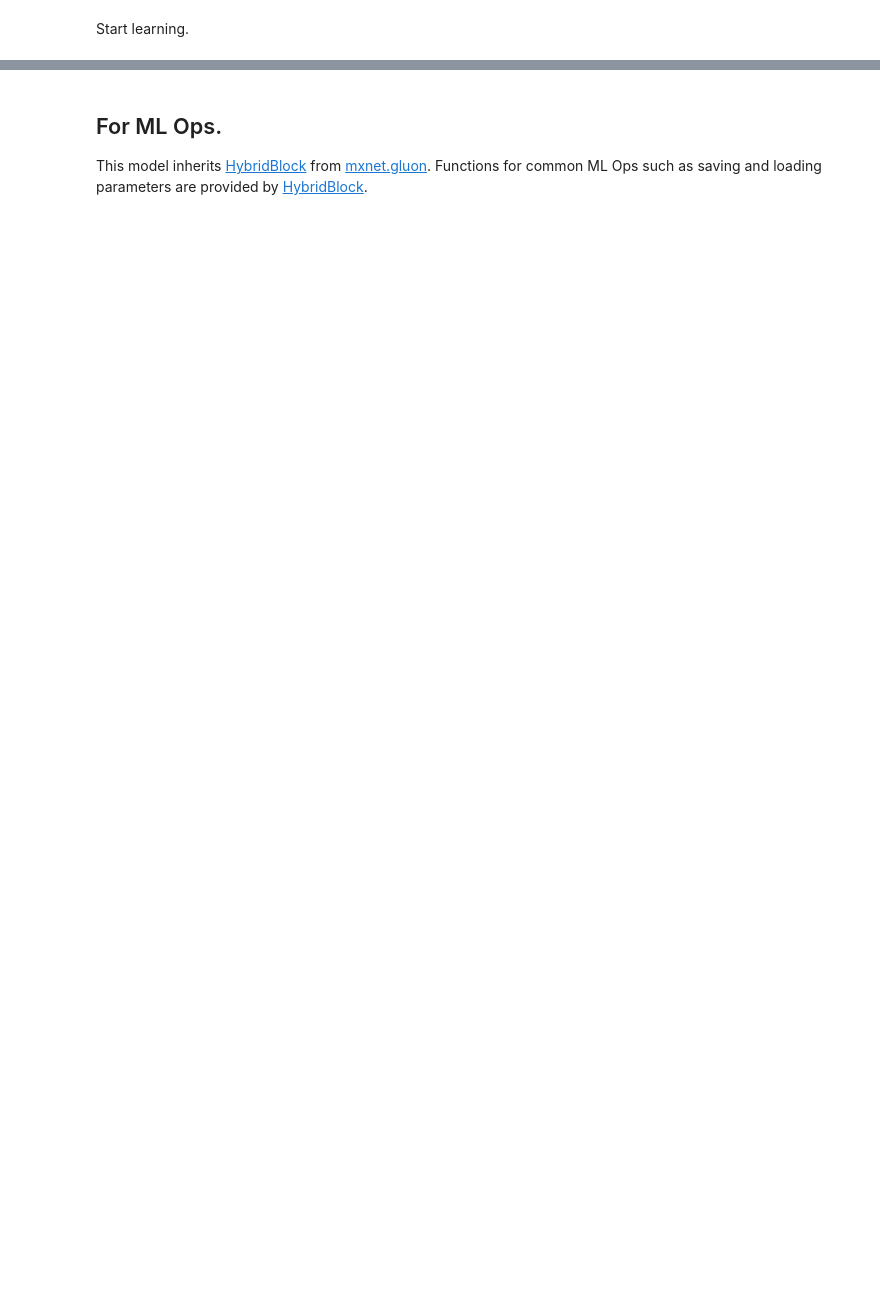
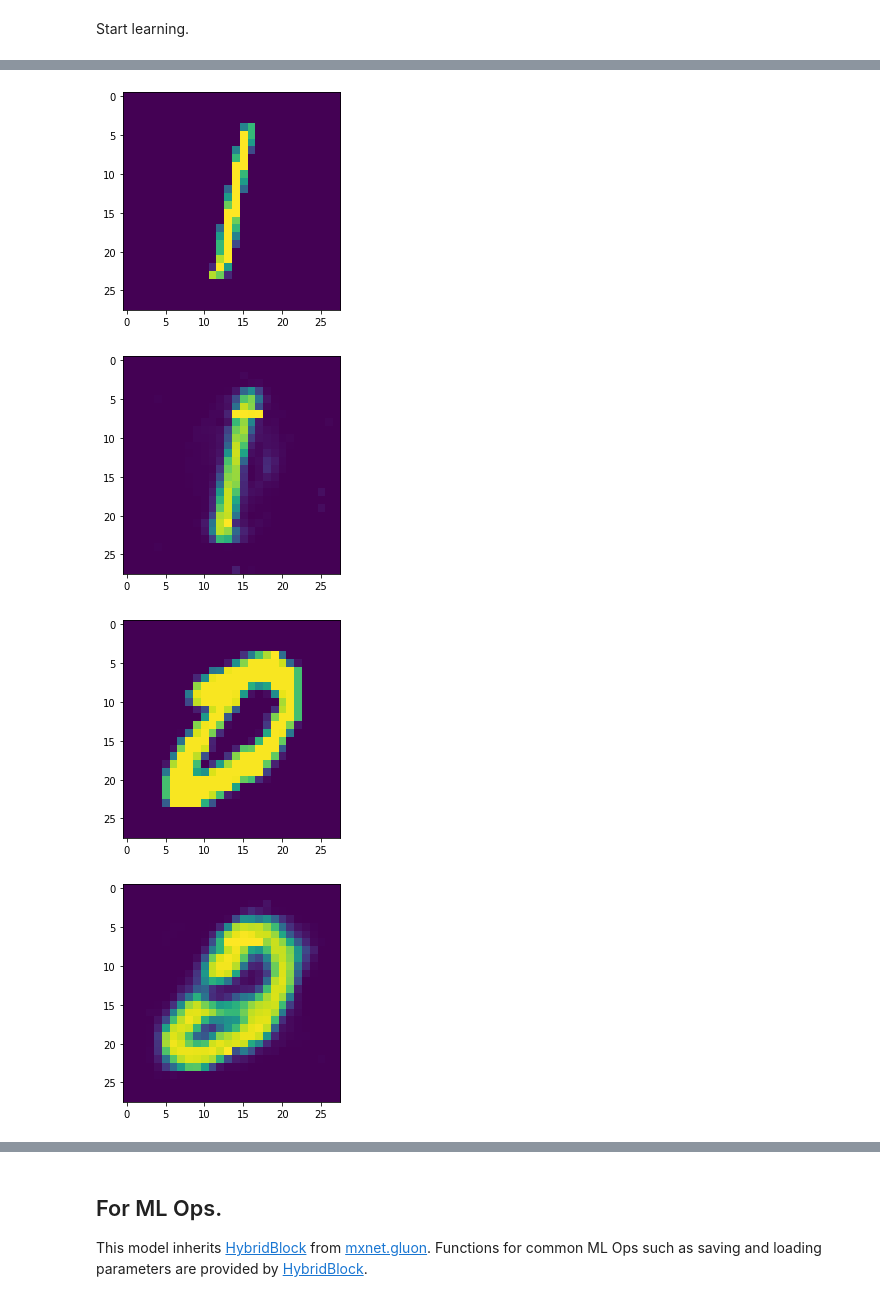
Before and after one commit to accel-brain/accel-brain-code, a Jupyter notebook: Accel-Brain-Books/In-house_R_and_D_in_the_era_of_democratization_of_AI/Functional_analysis_as_a_practical_practice_of_deep_learning/demo_6-2.ipynb, the cells around one changed output, grey strips where cells are left out. Drawn from its saved outputs; the diff is of its cells as text; code cells hidden in the pictures; blank space fills up the shorter version.

```diff
--- a/Accel-Brain-Books/In-house_R_and_D_in_the_era_of_democratization_of_AI/Functional_analysis_as_a_practical_practice_of_deep_learning/demo_6-2.ipynb
+++ b/Accel-Brain-Books/In-house_R_and_D_in_the_era_of_democratization_of_AI/Functional_analysis_as_a_practical_practice_of_deep_learning/demo_6-2.ipynb
@@ -325,16 +273,0 @@ plt.show()
-# %%
-test_arr = None
-test_label_arr = None
-total_acc = 0.0
-i = 0
-for _, _, _test_arr, _label_test_arr in labeled_image_iterator.generate_learned_samples():
-    test_arr = _test_arr
-    test_label_arr = _label_test_arr
-    prob_arr = CNN.inference(test_arr)
-    acc, _, _ = CNN.compute_acc(prob_arr, test_label_arr)
-    total_acc += acc
-    i += 1
-    if i >= 50:
-        break
-avg_acc = total_acc / i
-avg_acc
@@ -340,0 +276,18 @@ avg_acc
+# %%
+test_arr = None
+for _, _, _test_arr, _ in unlabeled_image_iterator.generate_learned_samples():
+    test_arr = _test_arr
+    break
+# %%
+decoded_arr = DBM.inference(test_arr)
+# %%
+for i in range(3):
+    plt.imshow(test_arr[i].reshape((28, 28)).asnumpy())
+    plt.show()
+    plt.imshow(decoded_arr[i].reshape((28, 28)).asnumpy())
+    plt.show()
+# %% [output]
+[figure, added]
+[figure, added]
+[figure, added]
+[figure, added]
```
Also changed, not shown: parts of 36 cells of this notebook, 2 other files.
